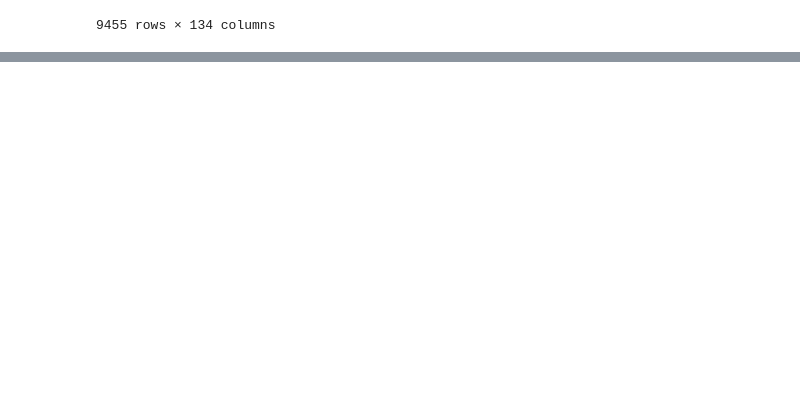
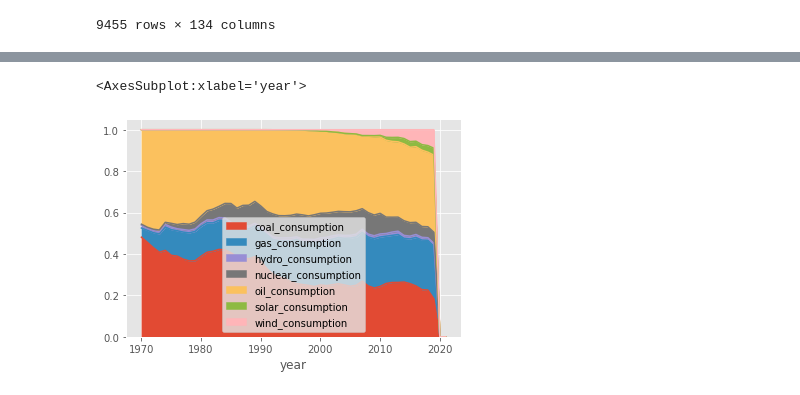
Before and after one commit to mohaeckel/Group_11, a Jupyter notebook: energy_story.ipynb, the cells around one changed output, grey strips where cells are left out. Saved outputs shown, nothing was run; the diff lists cells and outputs as text; code cells hidden in the pictures; blank space fills up the shorter version.

```diff
--- a/energy_story.ipynb
+++ b/energy_story.ipynb
@@ -459,0 +474,5 @@ china.gapminder(1990)
+# %%
+demo.consumption_area_plot('Germany', True)
+# %% [output]
+<AxesSubplot:xlabel='year'>
+[figure, added]
```
Also changed, not shown: parts of 20 cells of this notebook, 1 other file.
